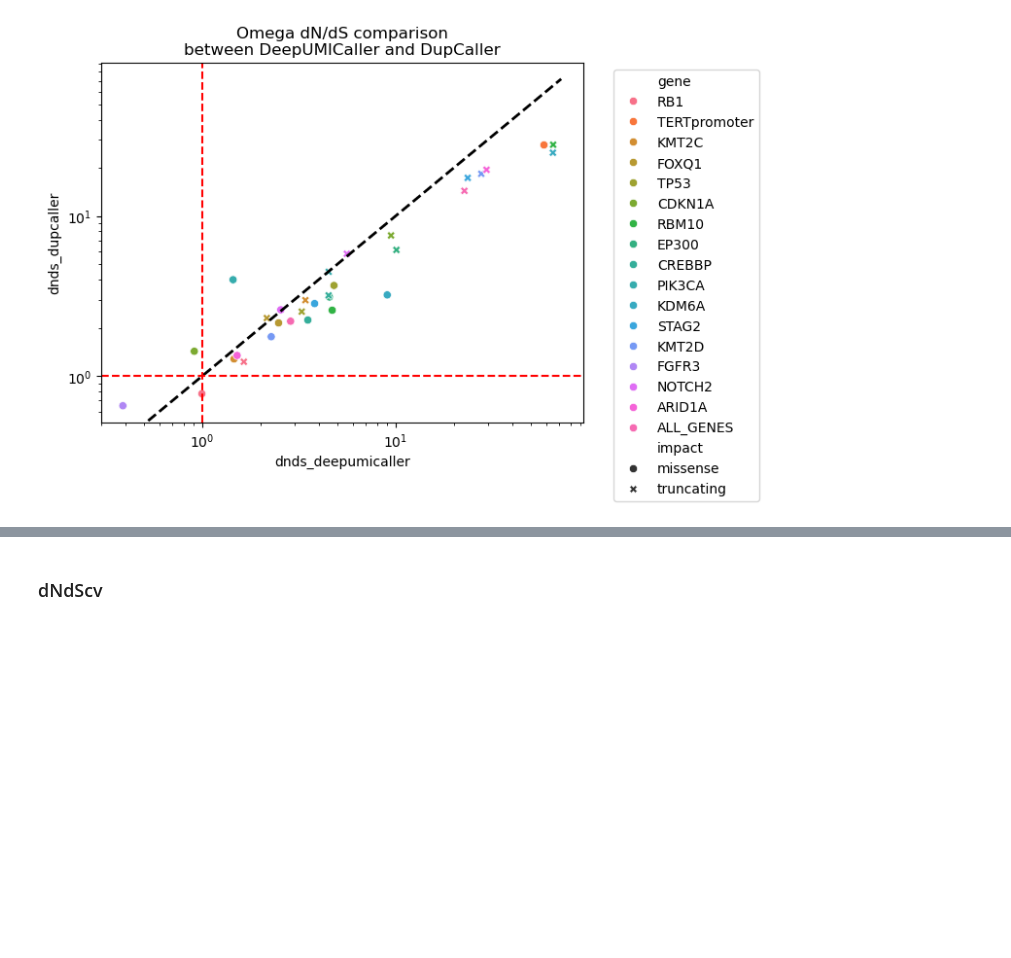
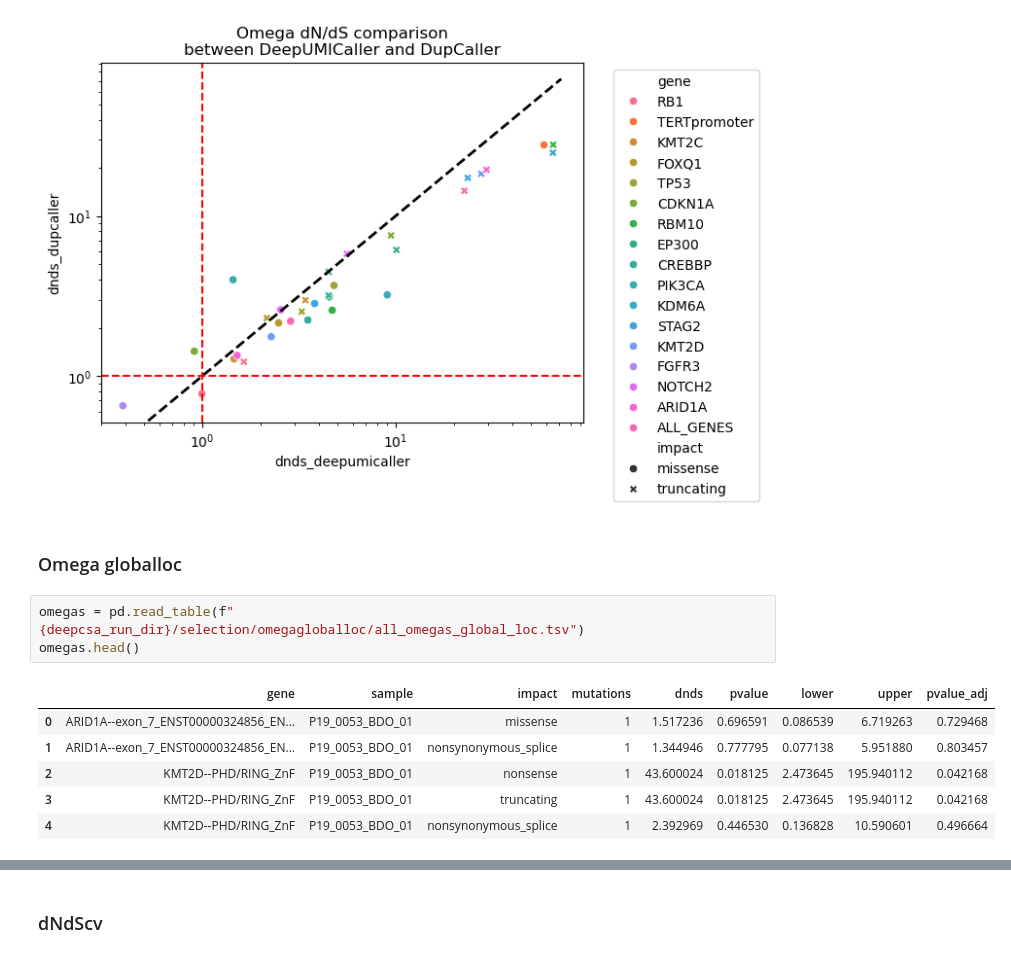
Before and after one commit to bbglab/DeepClone_protocol, a Jupyter notebook: supplementary/extended3/scripts/comparedNdS_updated.ipynb, the cells around one changed output, grey strips where cells are left out. Saved outputs shown, nothing was run; the diff lists cells and outputs as text; blank space fills up the shorter version.

```diff
--- a/supplementary/extended3/scripts/comparedNdS_updated.ipynb
+++ b/supplementary/extended3/scripts/comparedNdS_updated.ipynb
@@ -86,3 +86,15 @@ plt.show()
 # %% [output]
 [figure]
 [figure]
+# %% [markdown]
+### Omega globalloc
+# %%
+omegas = pd.read_table(f"{deepcsa_run_dir}/selection/omegagloballoc/all_omegas_global_loc.tsv")
+omegas.head()
+# %% [output]
+|  | gene | sample | impact | mutations | dnds | pvalue | lower | upper | pvalue_adj |
+| 0 | ARID1A--exon_7_ENST00000324856_EN... | P19_0053_BDO_01 | missense | 1 | 1.517236 | 0.696591 | 0.086539 | 6.719263 | 0.729468 |
+| 1 | ARID1A--exon_7_ENST00000324856_EN... | P19_0053_BDO_01 | nonsynonymous_splice | 1 | 1.344946 | 0.777795 | 0.077138 | 5.951880 | 0.803457 |
+| 2 | KMT2D--PHD/RING_ZnF | P19_0053_BDO_01 | nonsense | 1 | 43.600024 | 0.018125 | 2.473645 | 195.940112 | 0.042168 |
+| 3 | KMT2D--PHD/RING_ZnF | P19_0053_BDO_01 | truncating | 1 | 43.600024 | 0.018125 | 2.473645 | 195.940112 | 0.042168 |
+| 4 | KMT2D--PHD/RING_ZnF | P19_0053_BDO_01 | nonsynonymous_splice | 1 | 2.392969 | 0.446530 | 0.136828 | 10.590601 | 0.496664 |
```
Also changed, not shown: parts of 13 cells of this notebook.
